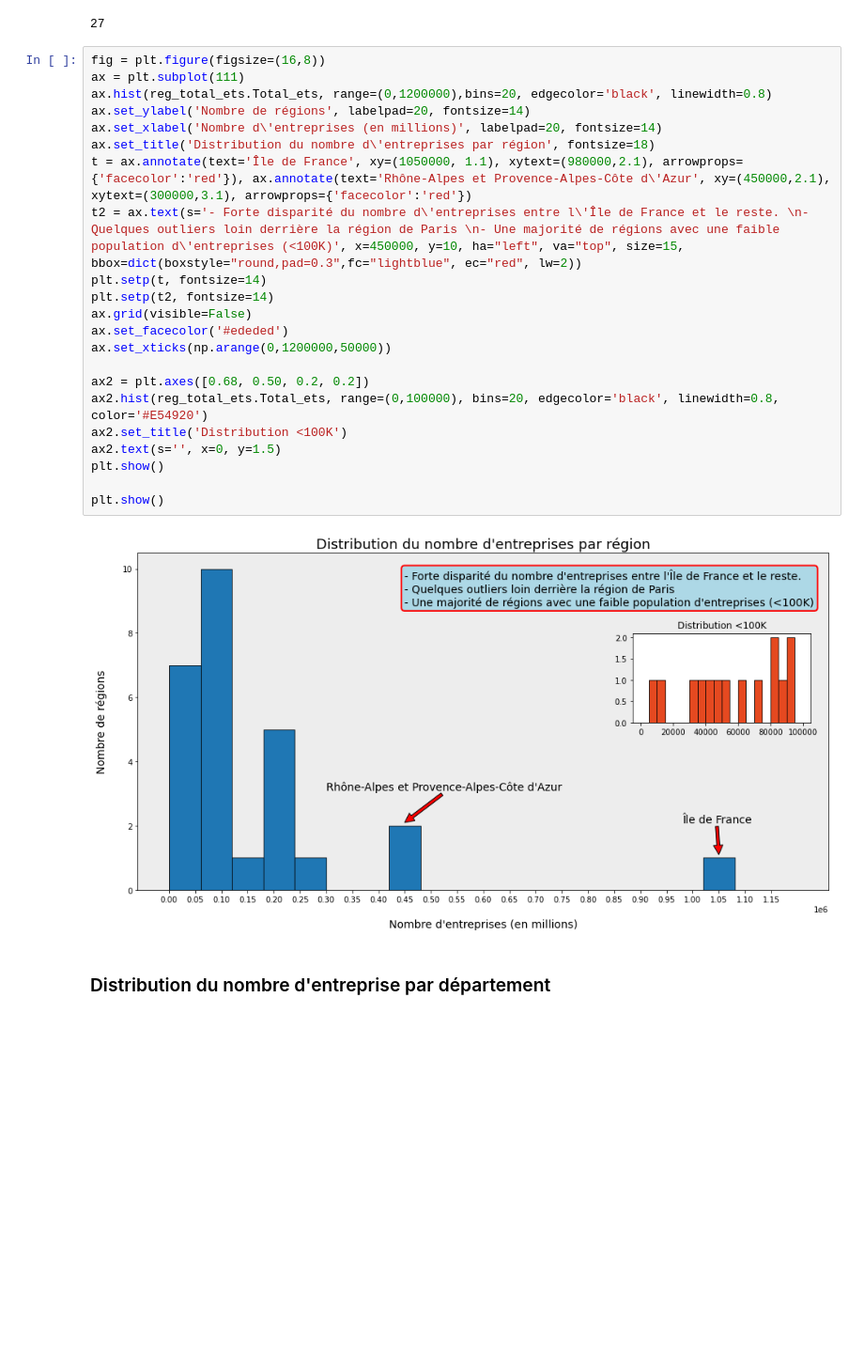
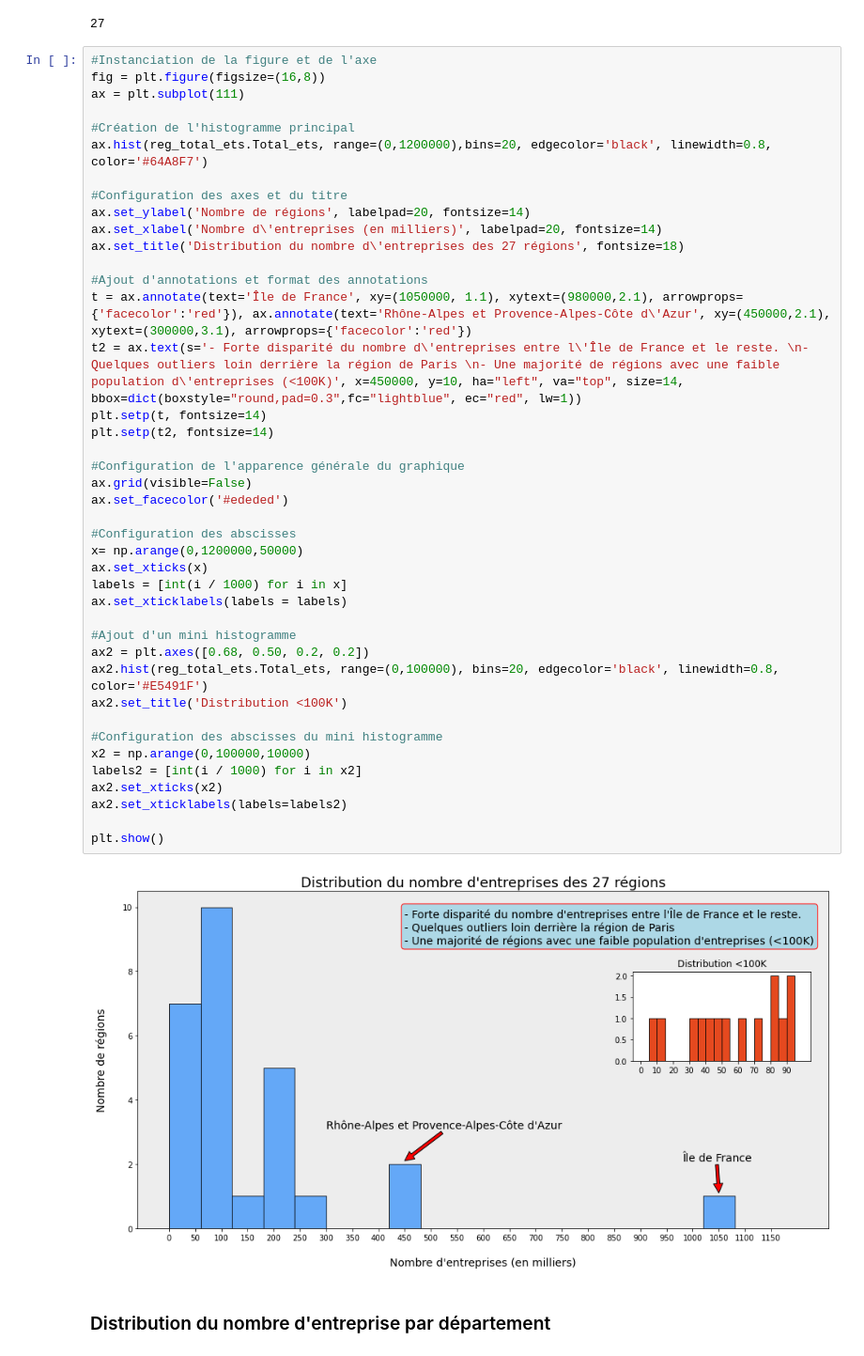
Before and after one commit to Mariehf64/fev23cda_french_industry, a Jupyter notebook: EDA - French Industry ETS.ipynb, the cells around one changed output. Shown at 94% size. Saved outputs shown, nothing was run; the diff lists cells and outputs as text; blank space fills up the shorter version.

Commit message:
Ajout fonction région

```diff
--- a/EDA - French Industry ETS.ipynb
+++ b/EDA - French Industry ETS.ipynb
@@ -318,29 +322,48 @@ len(reg_total_ets)
 # %% [output]
 27
 # %%
+#Instanciation de la figure et de l'axe
 fig = plt.figure(figsize=(16,8))
 ax = plt.subplot(111)
-ax.hist(reg_total_ets.Total_ets, range=(0,1200000),bins=20, edgecolor='black', linewidth=0.8)
+
+#Création de l'histogramme principal
+ax.hist(reg_total_ets.Total_ets, range=(0,1200000),bins=20, edgecolor='black', linewidth=0.8, color='#64A8F7')
+
+#Configuration des axes et du titre
 ax.set_ylabel('Nombre de régions', labelpad=20, fontsize=14)
-ax.set_xlabel('Nombre d\'entreprises (en millions)', labelpad=20, fontsize=14)
-ax.set_title('Distribution du nombre d\'entreprises par région', fontsize=18)
+ax.set_xlabel('Nombre d\'entreprises (en milliers)', labelpad=20, fontsize=14)
+ax.set_title('Distribution du nombre d\'entreprises des 27 régions', fontsize=18)
+
+#Ajout d'annotations et format des annotations
 t = ax.annotate(text='Île de France', xy=(1050000, 1.1), xytext=(980000,2.1), arrowprops={'facecolor':'red'}), ax.annotate(text='Rhône-Alpes et Provence-Alpes-Côte d\'Azur', xy=(450000,2.1), xytext=(300000,3.1), arrowprops={'facecolor':'red'})
-t2 = ax.text(s='- Forte disparité du nombre d\'entreprises entre l\'Île de France et le reste. \n- Quelques outliers loin derrière la région de Paris \n- Une majorité de régions avec une faible population d\'entreprises (<100K)', x=450000, y=10, ha="left", va="top", size=15, bbox=dict(boxstyle="round,pad=0.3",fc="lightblue", ec="red", lw=2))
+t2 = ax.text(s='- Forte disparité du nombre d\'entreprises entre l\'Île de France et le reste. \n- Quelques outliers loin derrière la région de Paris \n- Une majorité de régions avec une faible population d\'entreprises (<100K)', x=450000, y=10, ha="left", va="top", size=14, bbox=dict(boxstyle="round,pad=0.3",fc="lightblue", ec="red", lw=1))
 plt.setp(t, fontsize=14)
 plt.setp(t2, fontsize=14)
+
+#Configuration de l'apparence générale du graphique
 ax.grid(visible=False)
 ax.set_facecolor('#ededed')
-ax.set_xticks(np.arange(0,1200000,50000))
 
+#Configuration des abscisses
+x= np.arange(0,1200000,50000)
+ax.set_xticks(x)
+labels = [int(i / 1000) for i in x]
+ax.set_xticklabels(labels = labels)
+
+#Ajout d'un mini histogramme
 ax2 = plt.axes([0.68, 0.50, 0.2, 0.2])
-ax2.hist(reg_total_ets.Total_ets, range=(0,100000), bins=20, edgecolor='black', linewidth=0.8, color='#E54920')
+ax2.hist(reg_total_ets.Total_ets, range=(0,100000), bins=20, edgecolor='black', linewidth=0.8, color='#E5491F')
 ax2.set_title('Distribution <100K')
-ax2.text(s='', x=0, y=1.5)
-plt.show()
+
+#Configuration des abscisses du mini histogramme
+x2 = np.arange(0,100000,10000)
+labels2 = [int(i / 1000) for i in x2]
+ax2.set_xticks(x2)
+ax2.set_xticklabels(labels=labels2)
 
 plt.show()
 # %% [output]
-[figure, old version]
+[figure, new version]
 # %% [markdown]
 ### Distribution du nombre d'entreprise par département ###
 # %%
```
Also changed, not shown: parts of 16 cells of this notebook.
